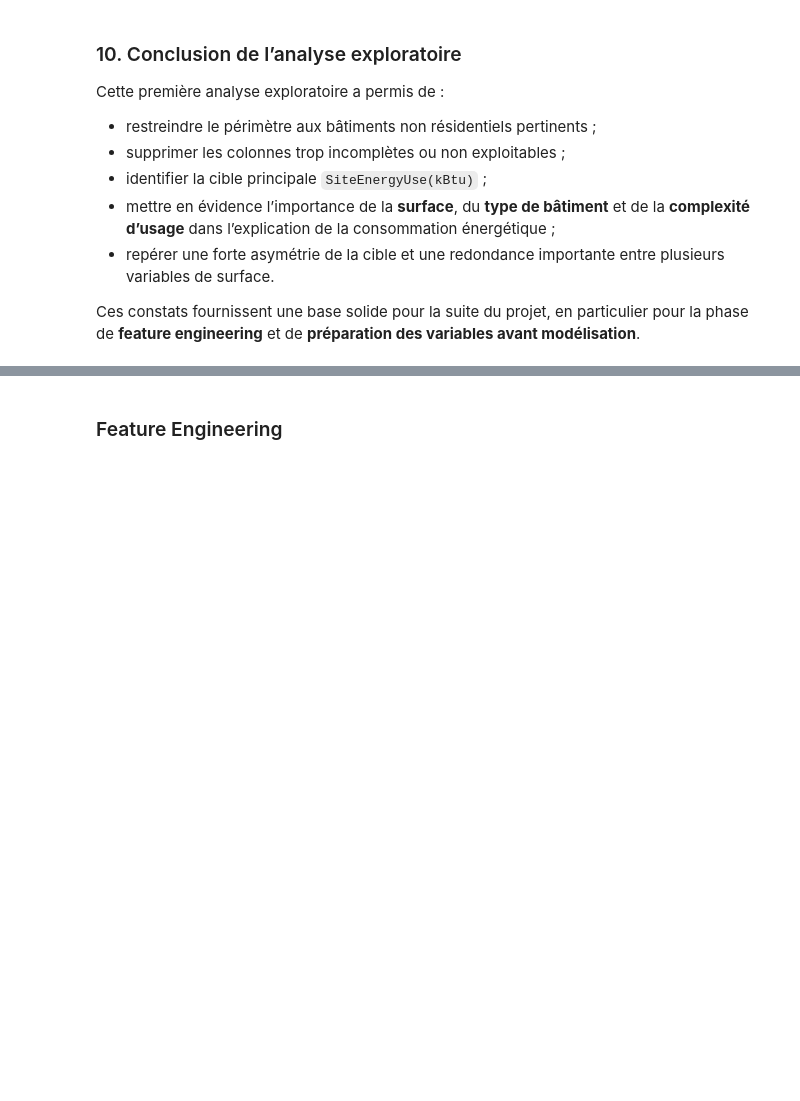
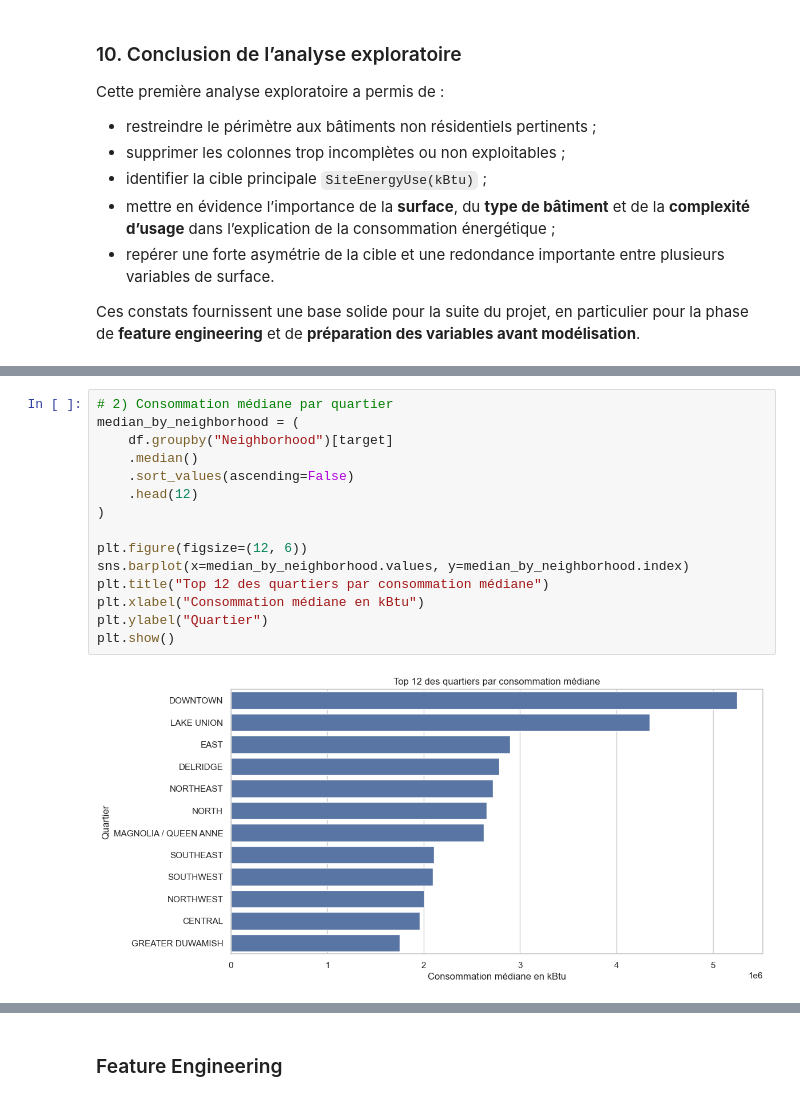
Before and after one commit to aaronsaintroch/seattle-energy-project, a Jupyter notebook: notebooks/P3_Seattle_Energy.ipynb, the cells around one changed output, grey strips where cells are left out. Cells and saved outputs as stored; diff of their text form; blank space fills up the shorter version.

```diff
--- a/notebooks/P3_Seattle_Energy.ipynb
+++ b/notebooks/P3_Seattle_Energy.ipynb
@@ -541,0 +561,17 @@ Ces constats fournissent une base solide pour la suite du projet, en particulier
+# %%
+# 2) Consommation médiane par quartier
+median_by_neighborhood = (
+    df.groupby("Neighborhood")[target]
+    .median()
+    .sort_values(ascending=False)
+    .head(12)
+)
+
+plt.figure(figsize=(12, 6))
+sns.barplot(x=median_by_neighborhood.values, y=median_by_neighborhood.index)
+plt.title("Top 12 des quartiers par consommation médiane")
+plt.xlabel("Consommation médiane en kBtu")
+plt.ylabel("Quartier")
+plt.show()
+# %% [output]
+[figure, added]
```
Also changed, not shown: parts of 39 cells of this notebook, 1 other file.
